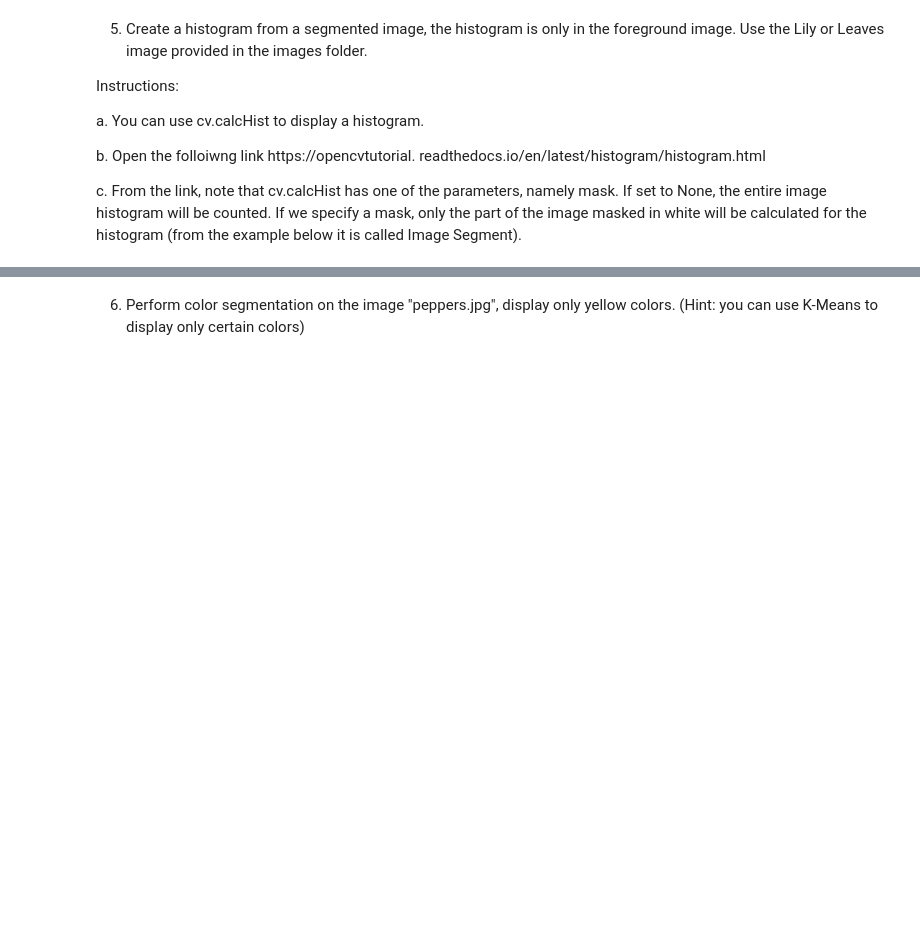
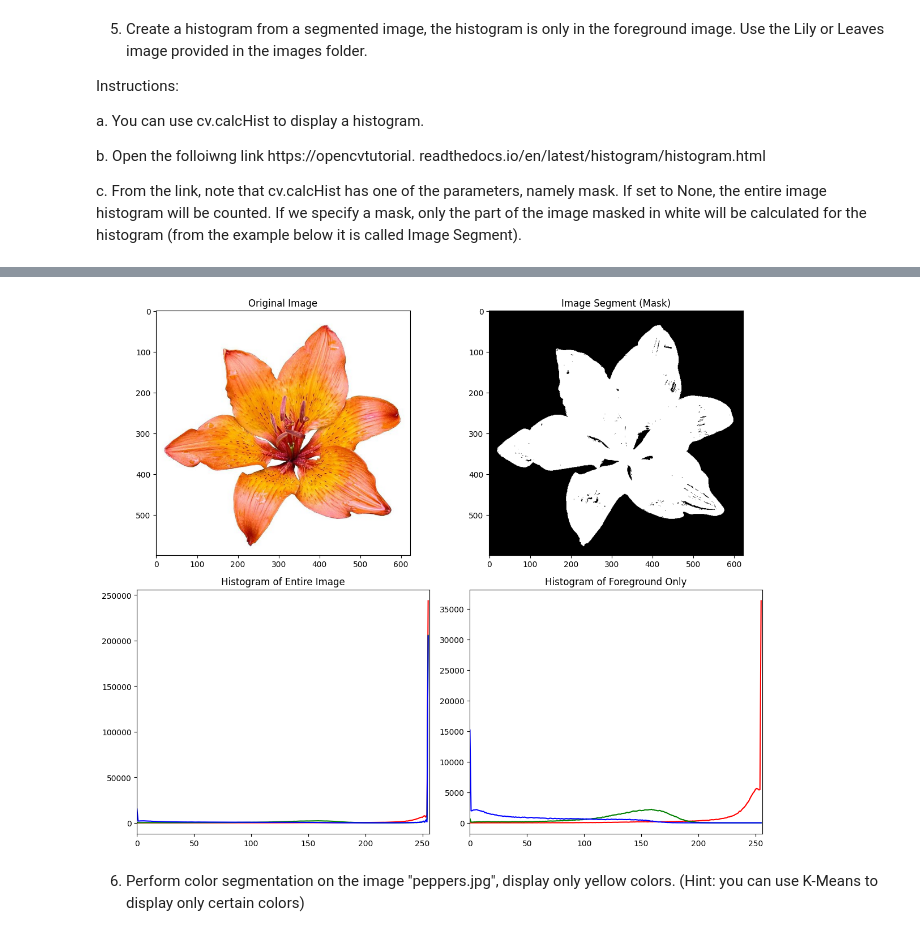
Before and after one commit to sherlyazkiah/PCVK, a Jupyter notebook: Week9.ipynb, the cells around one changed output, grey strips where cells are left out. Saved outputs shown, nothing was run; the diff lists cells and outputs as text; code cells hidden in the pictures; blank space fills up the shorter version.

```diff
--- a/Week9.ipynb
+++ b/Week9.ipynb
@@ -239,3 +125,44 @@ plt.show()
+# %%
+filename = cv.imread('/content/drive/MyDrive/PCVK/Images/lily.jpg')
+ori = cv.cvtColor(filename, cv.COLOR_BGR2RGB)
+gray = cv.cvtColor(ori, cv.COLOR_BGR2GRAY)
+
+# Apply thresholding (segmentation mask)
+_, mask = cv.threshold(gray, 0, 255, cv.THRESH_BINARY_INV + cv.THRESH_OTSU)
+
+# Display image
+plt.figure(figsize=(12, 10))
+plt.subplot(2, 2, 1)
+plt.imshow(ori)
+plt.title('Original Image')
+plt.axis()
+
+plt.subplot(2, 2, 2)
+plt.imshow(mask, 'gray')
+plt.title('Image Segment (Mask)')
+plt.axis()
+
+# Compute & plot histogram
+colors = ('r', 'g', 'b')
+
+plt.subplot(2, 2, 3)
+for i, col in enumerate(colors):
+    hist_full = cv.calcHist([ori], [i], None, [256], [0, 256])
+    plt.plot(hist_full, color=col)
+plt.title('Histogram of Entire Image')
+plt.xlim([0, 256])
+
+plt.subplot(2, 2, 4)
+for i, col in enumerate(colors):
+    hist_masked = cv.calcHist([ori], [i], mask, [256], [0, 256])
+    plt.plot(hist_masked, color=col)
+plt.title('Histogram of Foreground Only')
+plt.xlim([0, 256])
+
+plt.tight_layout()
+plt.show()
+# %% [output]
+[figure, added]
 # %% [markdown]
 6. Perform color segmentation on the image "peppers.jpg", display only yellow colors. (Hint: you can use K-Means to display only certain colors)
 # %%
```
Also changed, not shown: parts of 5 cells of this notebook.
